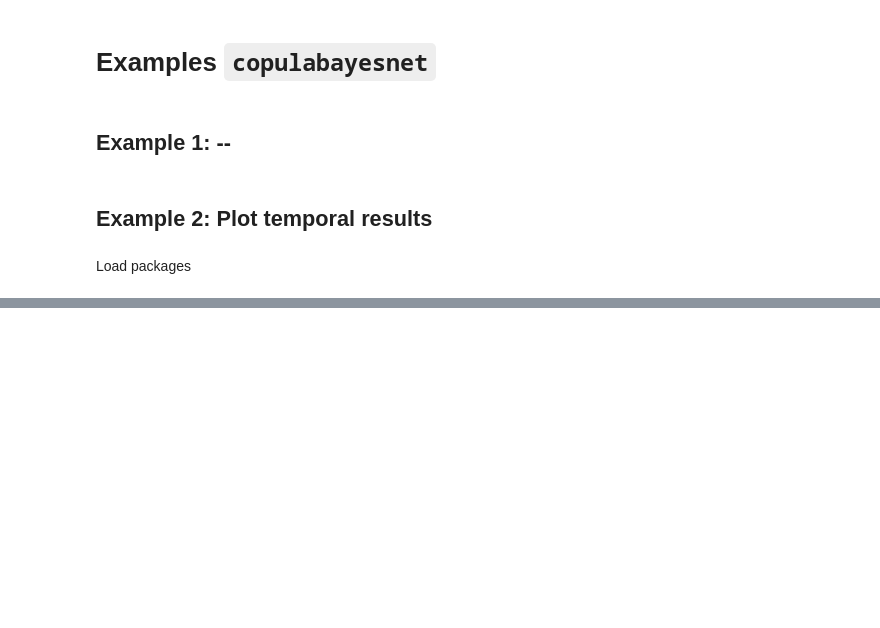
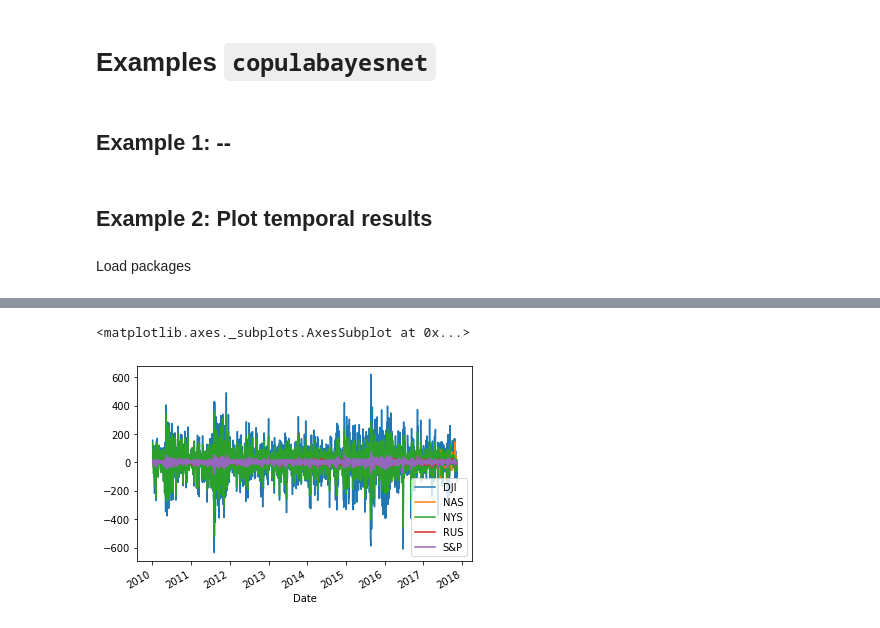
Before and after one commit to SjoerdGn/copulabayesnet, a Jupyter notebook: examples/various_examples.ipynb, the cells around one changed output, grey strips where cells are left out. Cells and saved outputs as stored; diff of their text form; code cells hidden in the pictures; blank space fills up the shorter version.

```diff
--- a/examples/various_examples.ipynb
+++ b/examples/various_examples.ipynb
@@ -80,0 +65,5 @@ data
+# %%
+data.diff().plot()
+# %% [output]
+<matplotlib.axes._subplots.AxesSubplot at 0x...>
+[figure, added]
```
Also changed, not shown: parts of 17 cells of this notebook, 4 other files.
